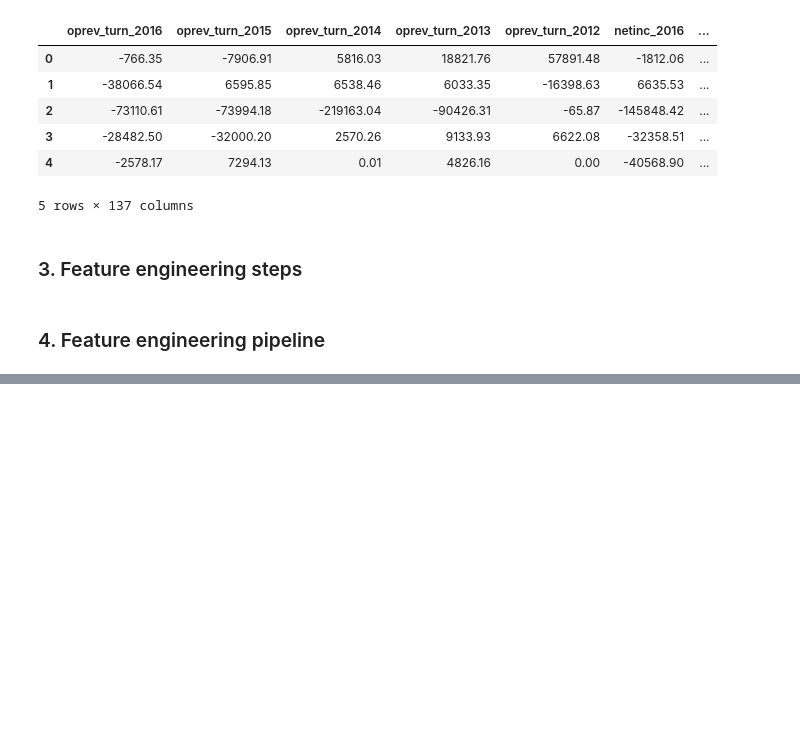
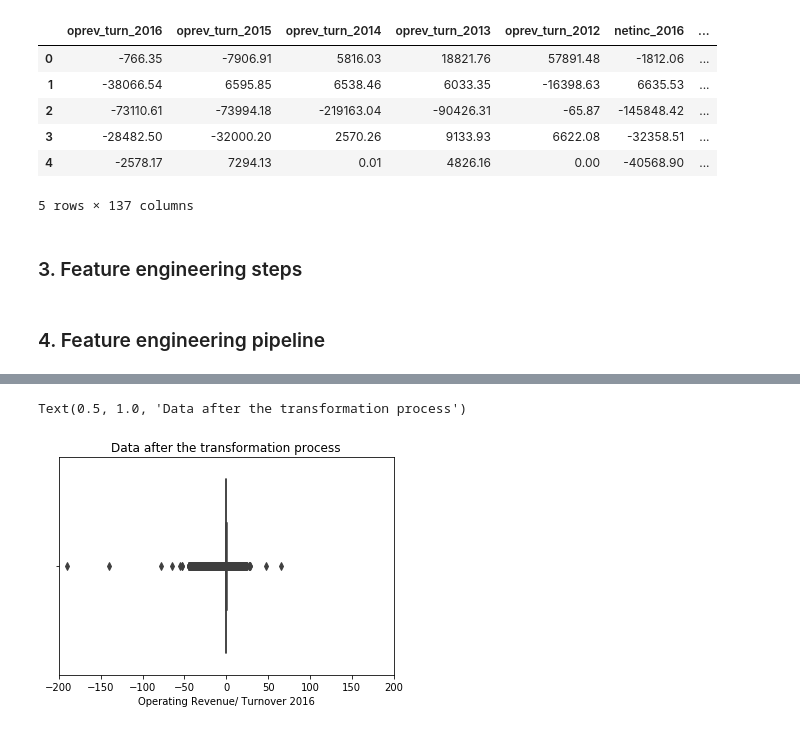
Before and after one commit to sinabru/corporate_bankruptcy_prediction, a Jupyter notebook: feature_eng.ipynb, the cells around one changed output, grey strips where cells are left out. Cells and saved outputs as stored; diff of their text form; code cells hidden in the pictures; blank space fills up the shorter version.

```diff
--- a/feature_eng.ipynb
+++ b/feature_eng.ipynb
@@ -140,0 +153,10 @@ X_train_rf, X_test_rf, y_train_rf, y_test_rf = pipeline_ranfor(X_train, X_test,
+# %%
+# visualization of oprev_turn_2016 after the transformation process
+oprev_turn_2016_trans=[i[0] for i in X_train_lr]
+sns.boxplot(x=oprev_turn_2016_trans)
+plt.xlabel('Operating Revenue/ Turnover 2016')
+plt.xlim(-200, 200)
+plt.title("Data after the transformation process")
+# %% [output]
+Text(0.5, 1.0, 'Data after the transformation process')
+[figure, added]
```
Also changed, not shown: parts of 5 cells of this notebook.
